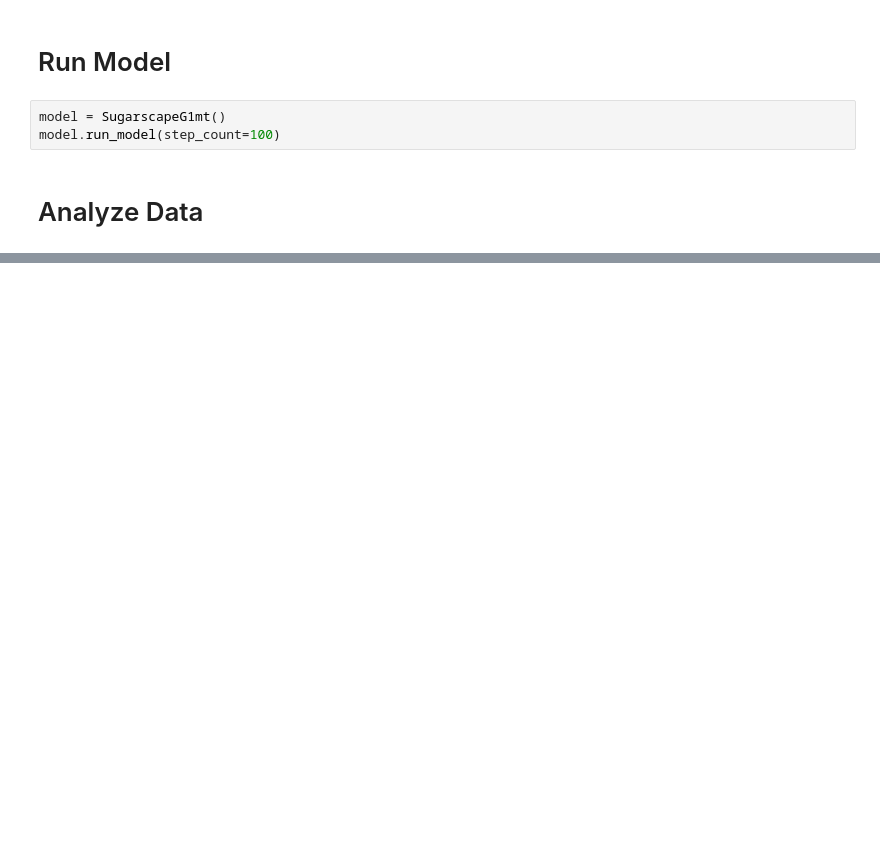
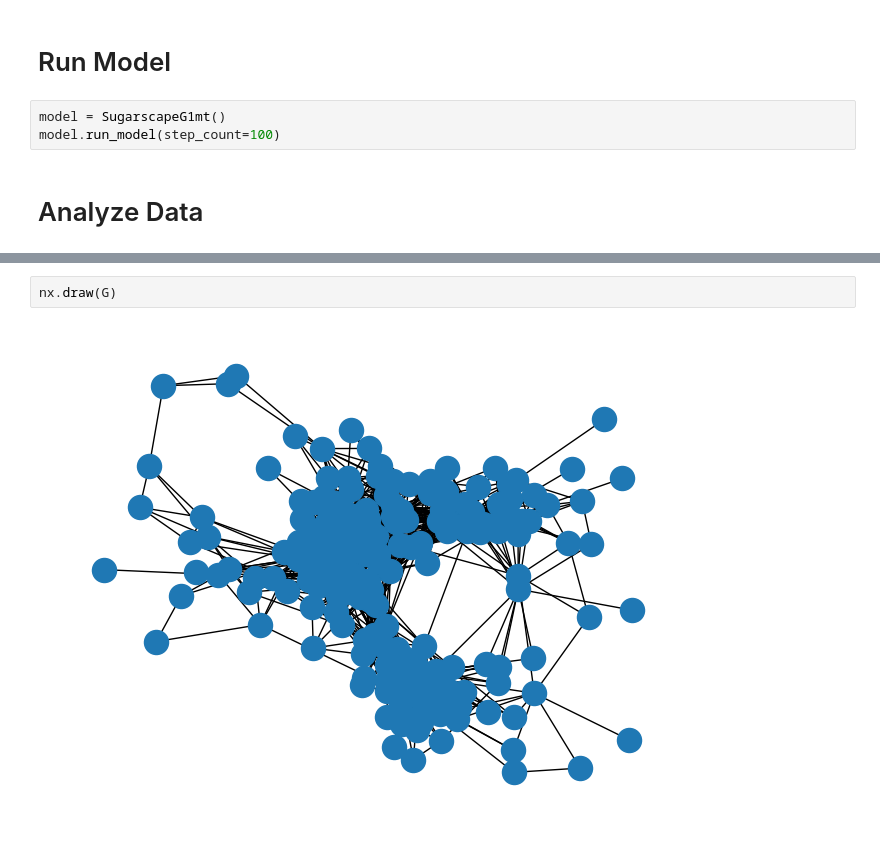
Before and after one commit to realjustfree/Mesa-ABM-Tutorial, a Jupyter notebook: my_code_sugarscape.ipynb, the cells around one changed output, grey strips where cells are left out. Drawn from its saved outputs; the diff is of its cells as text; blank space fills up the shorter version.

```diff
--- a/my_code_sugarscape.ipynb
+++ b/my_code_sugarscape.ipynb
@@ -533,0 +603,4 @@ for i in range(len(y)):
+# %%
+nx.draw(G)
+# %% [output]
+[figure, added]
```
Also changed, not shown: parts of 11 cells of this notebook.
